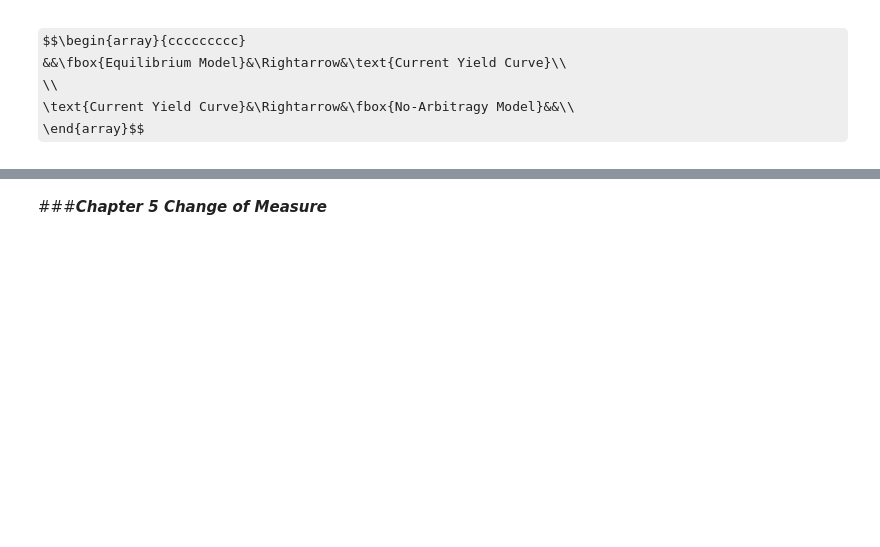
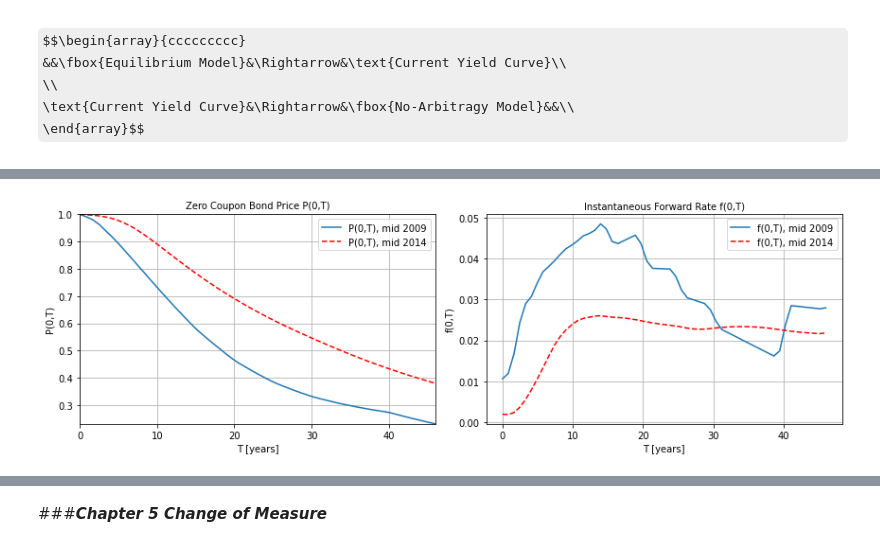
Before and after one commit to SungchulLee/colab, a Jupyter notebook: financial_math_2.ipynb, the cells around one changed output, grey strips where cells are left out. Cells and saved outputs as stored; diff of their text form; code cells hidden in the pictures; some formulas as TeX source; blank space fills up the shorter version.

```diff
--- a/financial_math_2.ipynb
+++ b/financial_math_2.ipynb
@@ -998,0 +2044,84 @@ $$
+# %%
+# Source
+# https://github.com/LechGrzelak/QuantFinanceBook/blob/master/PythonCodes/Chapter%2011/Fig11_04.py
+import matplotlib.pyplot as plt
+from scipy.interpolate import interp1d
+
+
+def main():
+    # time grid t1
+    t1 = [0,0.821900,1.64380,2.46580,3.28770,4.10960,4.93150,5.75340,6.57530,\
+          7.39730,8.21920,9.04110,9.86300,10.68490,11.50680,12.32880,13.15070,\
+          13.97260,14.79450,15.61640,16.43840,17.26030,18.08220,18.90410,19.7260,\
+          20.54790,21.36990,22.19180,23.01370,23.83560,24.65750,25.47950,26.30140,\
+          27.12330,27.94520,28.76710,29.5890,30.4110,31.23290,32.05480,32.87670,\
+          33.69860,34.52050,35.34250,36.16440,36.98630,37.80820,38.63010,39.45210,\
+          40.2740,41.09590,41.91780,42.73970,43.56160,44.38360,45.20550,46.02740]
+
+    # time grid t2
+    t2 = [0,0.821900,1.64380,2.46580,3.28770,4.10960,4.93150,5.75340,6.57530,\
+          7.39730,8.21920,9.04110,9.86300,10.68490,11.50680,12.32880,13.15070,\
+          13.97260,14.79450,15.61640,16.43840,17.26030,18.08220,18.90410,19.7260,\
+          20.54790,21.36990,22.19180,23.01370,23.83560,24.65750,25.47950,26.30140,\
+          27.12330,27.94520,28.76710,29.5890,30.4110,31.23290,32.05480,32.87670,\
+          33.69860,34.52050,35.34250,36.16440,36.98630,37.80820,38.63010,39.45210,\
+          40.2740,41.09590,41.91780,42.73970,43.56160,44.38360,45.20550,46.02740]
+
+    # discount factor df1
+    df1 = [1,0.9912650,0.9805340,0.9641250,0.9418240,0.9192670,0.895380,0.8692230,\
+          0.8428550,0.8164780,0.7899110,0.7632080,0.7367020,0.7107840,0.684920,\
+          0.6594810,0.6349270,0.6105070,0.5862780,0.5650440,0.545270,0.5258950,\
+          0.5069240,0.4883650,0.4702220,0.4546480,0.4408020,0.4273960,0.4144180,\
+          0.4018510,0.3896830,0.3789860,0.3695590,0.3605050,0.3518070,0.343450,\
+          0.3354190,0.3282840,0.3221350,0.3162880,0.310730,0.3054490,0.3004350,\
+          0.2956780,0.2911670,0.2868940,0.282850,0.2790270,0.2754190,0.2711330,\
+          0.2648390,0.2587240,0.2527820,0.2470070,0.2413950,0.2359390,0.2306360]
+
+    # discount factor df2
+    df2 = [1,0.9983970,0.9968090,0.994460,0.9907650,0.985370,0.977910,0.9684380,\
+         0.9567750,0.9430350,0.927610,0.9110590,0.8937890,0.8760590,0.858030,\
+         0.8402370,0.8225770,0.8051410,0.7881340,0.7716530,0.7555510,0.7398430,\
+         0.724550,0.7096920,0.6952860,0.6813370,0.6678080,0.6546720,0.6419040,\
+         0.6294840,0.617390,0.6056190,0.5942220,0.583150,0.5723440,0.5617510,\
+         0.5513190,0.5410060,0.530820,0.5207770,0.5108910,0.5011740,0.4916370,\
+         0.4822890,0.4731410,0.4641990,0.4554720,0.4469650,0.4386860,0.4306370,\
+         0.4228050,0.4151740,0.407730,0.4004620,0.3933560,0.3864040,0.3795930]
+
+    # zero coupon bond price P1, as a function of maturity T, computed using t1 and df1
+    P1 = interp1d(t1, df1, fill_value='extrapolate')
+
+    # zero coupon bond price P2, as a function of maturity T, computed using t2 and df2
+    P2 = interp1d(t2, df2, fill_value='extrapolate')
+
+    # forward rate f1, as a function of time t, computed using P1
+    f1 = lambda t: f(t, P1)
+
+    # forward rate f2, as a function of time t, computed using P2
+    f2 = lambda t: f(t, P2)
+
+    fig, (ax0, ax1) = plt.subplots(1, 2, figsize=(12,4))
+
+    ax0.set_title('Zero Coupon Bond Price P(0,T)', fontsize=10)
+    ax0.set_ylabel('P(0,T)',fontsize=10)
+    ax0.plot(t1, df1, label='P(0,T), mid 2009');
+    ax0.plot(t2, df2,'--r', label='P(0,T), mid 2014');
+    ax0.axis([0.0, np.max(t1), np.min(df1), np.max(df1)])
+
+    ax1.set_title('Instantaneous Forward Rate f(0,T)', fontsize=10)
+    ax1.set_ylabel('f(0,T)',fontsize=10)
+    ax1.plot(t1, f1(np.array(t1)), label='f(0,T), mid 2009')
+    ax1.plot(t2, f2(np.array(t2)), '--r', label='f(0,T), mid 2014')
+
+    for ax in (ax0, ax1):
+        ax.grid()
+        ax.legend(fontsize=10)
+        ax.set_xlabel('T [years]',fontsize=10)
+
+    plt.tight_layout()
+    plt.show()
+
+
+if __name__ == "__main__":
+    main()
+# %% [output]
+[figure, added]
```
Also changed, not shown: parts of 447 cells of this notebook.
